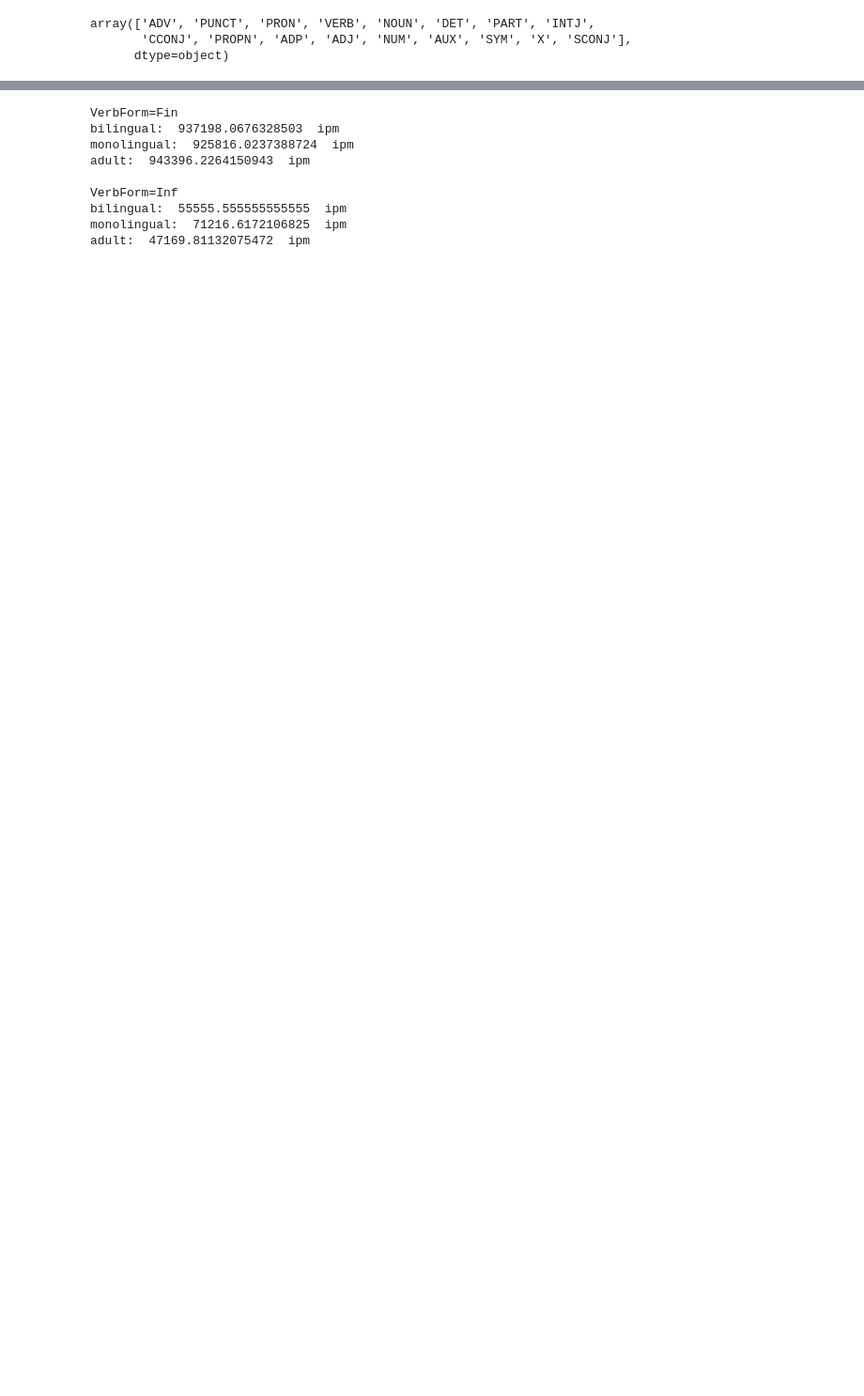
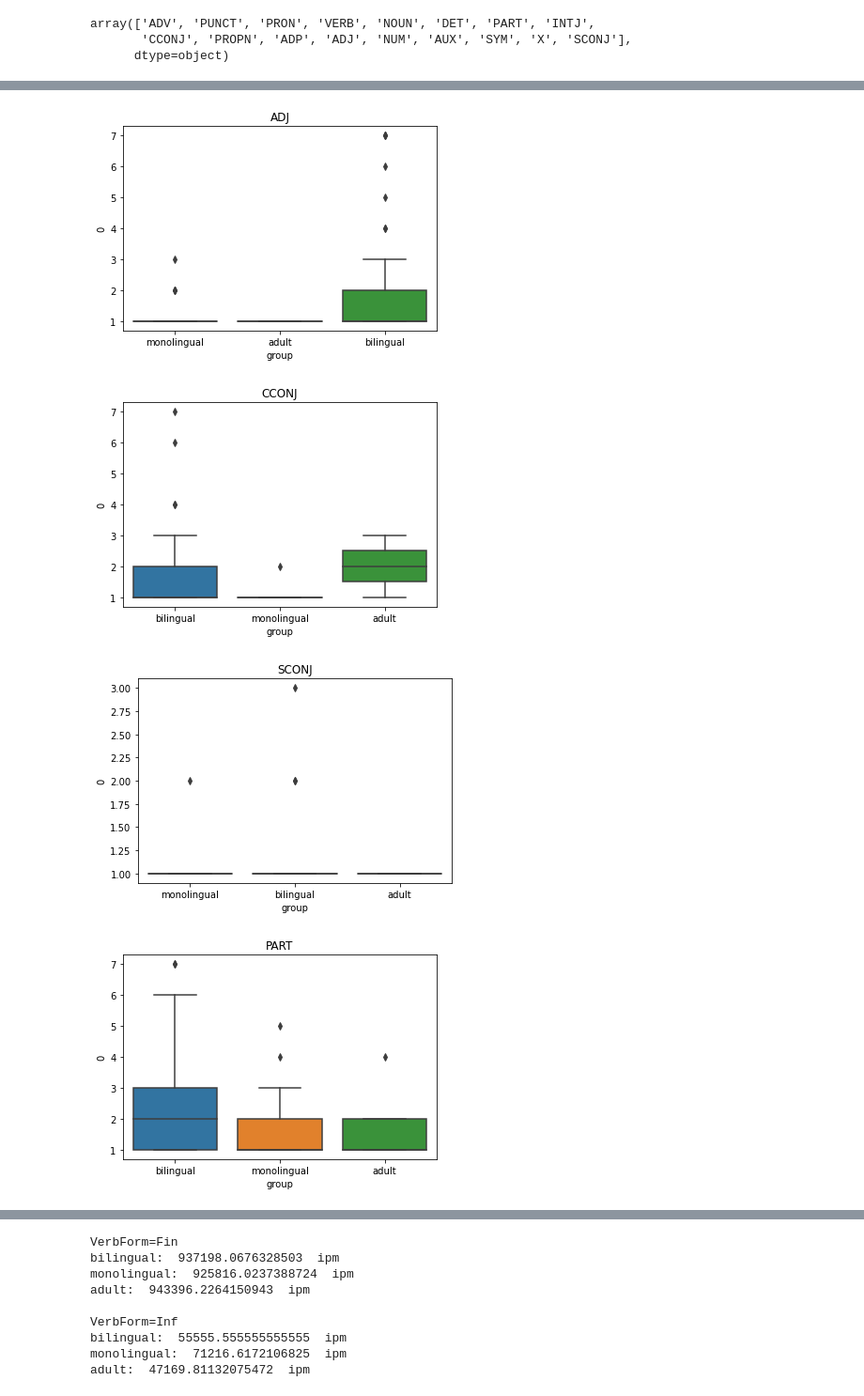
Before and after one commit to BunnyNoBugs/narratives-2021, a Jupyter notebook: syntax_analysis.ipynb, the cells around one changed output, grey strips where cells are left out. Shown at 94% size. Drawn from its saved outputs; the diff is of its cells as text; code cells hidden in the pictures; blank space fills up the shorter version.

```diff
--- a/syntax_analysis.ipynb
+++ b/syntax_analysis.ipynb
@@ -31,5 +30,6 @@ sns.catplot(x='group', y=0, data=edu_sizes, kind='box');
 # %%
-for df in groups:
-    print('Группа: ', df['file'].iloc[0])
-    print(df.groupby('segment_id').size().mean())
+for group in group_names:
+    group_df = all_df[all_df['group'] == group]
+    print(f'{group}:')
+    print(group_df.groupby('segment_id').size().mean())
 # %% [output]
@@ -53,6 +53,7 @@ sns.catplot(x='group', y=0, data=edu_sizes, kind='box');
 # %%
-for df in groups:
-    print('Группа: ', df['file'].iloc[0])
-    df = df[df['upos'].apply(lambda x: x not in ['PUNCT', 'X'])]
-    print(df.groupby('segment_id').size().mean())
+for group in group_names:
+    group_df = all_df[all_df['group'] == group]
+    group_df = group_df[group_df['upos'].apply(lambda x: x not in ['PUNCT', 'X'])]
+    print(f'{group}:')
+    print(group_df.groupby('segment_id').size().mean())
 # %% [output]
@@ -74,5 +75,6 @@ sns.catplot(x='group', y=0, data=edu_counts, kind='box');
 # %%
-for df in groups:
-    print('Группа: ', df['file'].iloc[0])
-    print(df.groupby('file').size().mean())
+for group in group_names:
+    group_df = all_df[all_df['group'] == group]
+    print(f'{group}:')
+    print(group_df.groupby('file').size().mean())
 # %% [output]
@@ -119,0 +126,12 @@ adult:  198686.37110016422  ipm
+# %%
+for pos in ['ADJ', 'CCONJ', 'SCONJ', 'PART', 'NOUN']:
+    pos_df = pd.DataFrame(all_df[all_df['upos'] == pos].groupby(['segment_id', 'group']).size())
+    pos_df = pos_df.reset_index()
+    ax = sns.boxplot(x='group', y=0, data=pos_df)
+    ax.set_title(f'{pos}')
+    plt.show()
+# %% [output]
+[figure, added]
+[figure, added]
+[figure, added]
+[figure, added]
```
Also changed, not shown: parts of 18 cells of this notebook.
